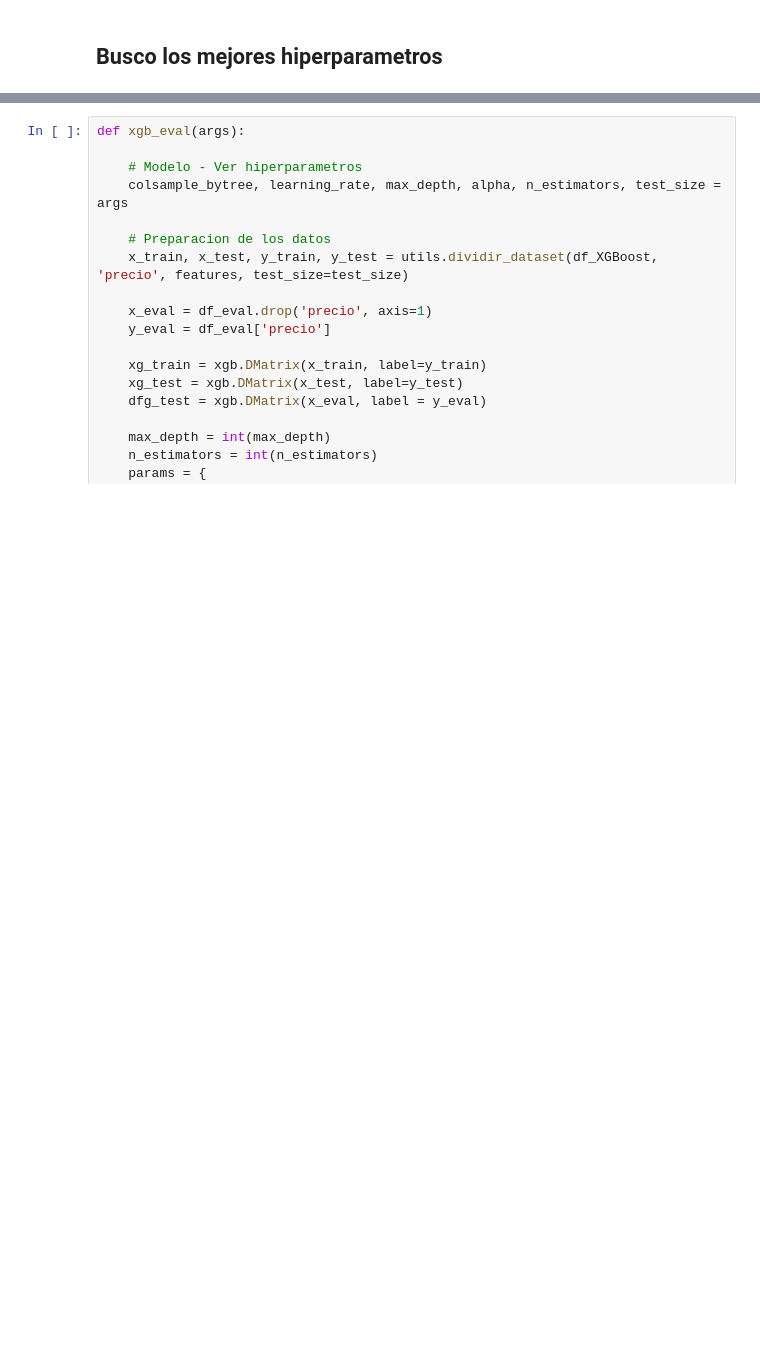
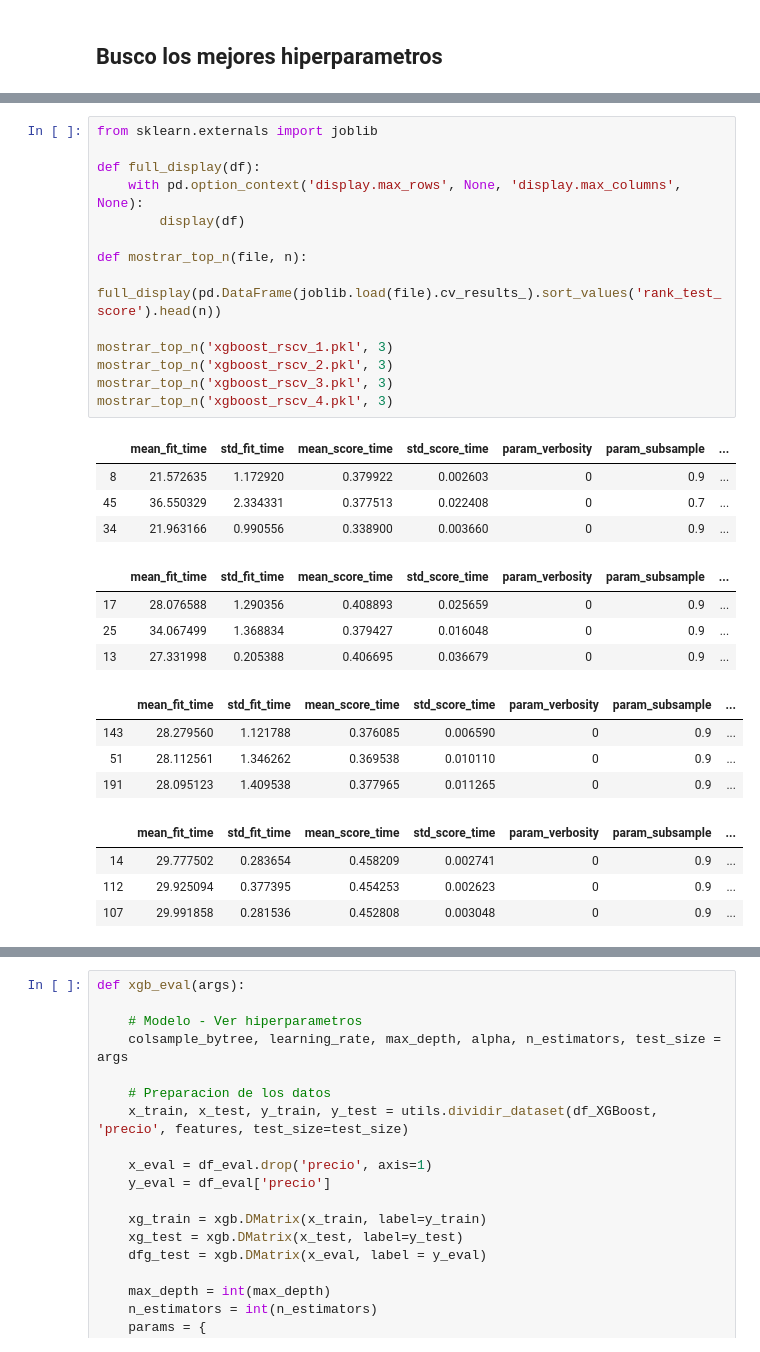
Before and after one commit to JDSanto/datos-tp2, a Jupyter notebook: XGBoost.ipynb, the cells around one changed output, grey strips where cells are left out. Drawn from its saved outputs; the diff is of its cells as text; blank space fills up the shorter version.

```diff
--- a/XGBoost.ipynb
+++ b/XGBoost.ipynb
@@ -61,0 +112,31 @@ df_eval = utils.filtrar_features(df_eval, features, 'precio')
+# %%
+from sklearn.externals import joblib
+
+def full_display(df):
+    with pd.option_context('display.max_rows', None, 'display.max_columns', None):
+        display(df)
+
+def mostrar_top_n(file, n):
+    full_display(pd.DataFrame(joblib.load(file).cv_results_).sort_values('rank_test_score').head(n))
+
+mostrar_top_n('xgboost_rscv_1.pkl', 3)
+mostrar_top_n('xgboost_rscv_2.pkl', 3)
+mostrar_top_n('xgboost_rscv_3.pkl', 3)
+mostrar_top_n('xgboost_rscv_4.pkl', 3)
+# %% [output]
+|  | mean_fit_time | std_fit_time | mean_score_time | std_score_time | param_verbosity | param_subsample | ... |
+| 8 | 21.572635 | 1.172920 | 0.379922 | 0.002603 | 0 | 0.9 | ... |
+| 45 | 36.550329 | 2.334331 | 0.377513 | 0.022408 | 0 | 0.7 | ... |
+| 34 | 21.963166 | 0.990556 | 0.338900 | 0.003660 | 0 | 0.9 | ... |
+|  | mean_fit_time | std_fit_time | mean_score_time | std_score_time | param_verbosity | param_subsample | ... |
+| 17 | 28.076588 | 1.290356 | 0.408893 | 0.025659 | 0 | 0.9 | ... |
+| 25 | 34.067499 | 1.368834 | 0.379427 | 0.016048 | 0 | 0.9 | ... |
+| 13 | 27.331998 | 0.205388 | 0.406695 | 0.036679 | 0 | 0.9 | ... |
+|  | mean_fit_time | std_fit_time | mean_score_time | std_score_time | param_verbosity | param_subsample | ... |
+| 143 | 28.279560 | 1.121788 | 0.376085 | 0.006590 | 0 | 0.9 | ... |
+| 51 | 28.112561 | 1.346262 | 0.369538 | 0.010110 | 0 | 0.9 | ... |
+| 191 | 28.095123 | 1.409538 | 0.377965 | 0.011265 | 0 | 0.9 | ... |
+|  | mean_fit_time | std_fit_time | mean_score_time | std_score_time | param_verbosity | param_subsample | ... |
+| 14 | 29.777502 | 0.283654 | 0.458209 | 0.002741 | 0 | 0.9 | ... |
+| 112 | 29.925094 | 0.377395 | 0.454253 | 0.002623 | 0 | 0.9 | ... |
+| 107 | 29.991858 | 0.281536 | 0.452808 | 0.003048 | 0 | 0.9 | ... |
```
Also changed, not shown: parts of 5 cells of this notebook, 13 other files.
